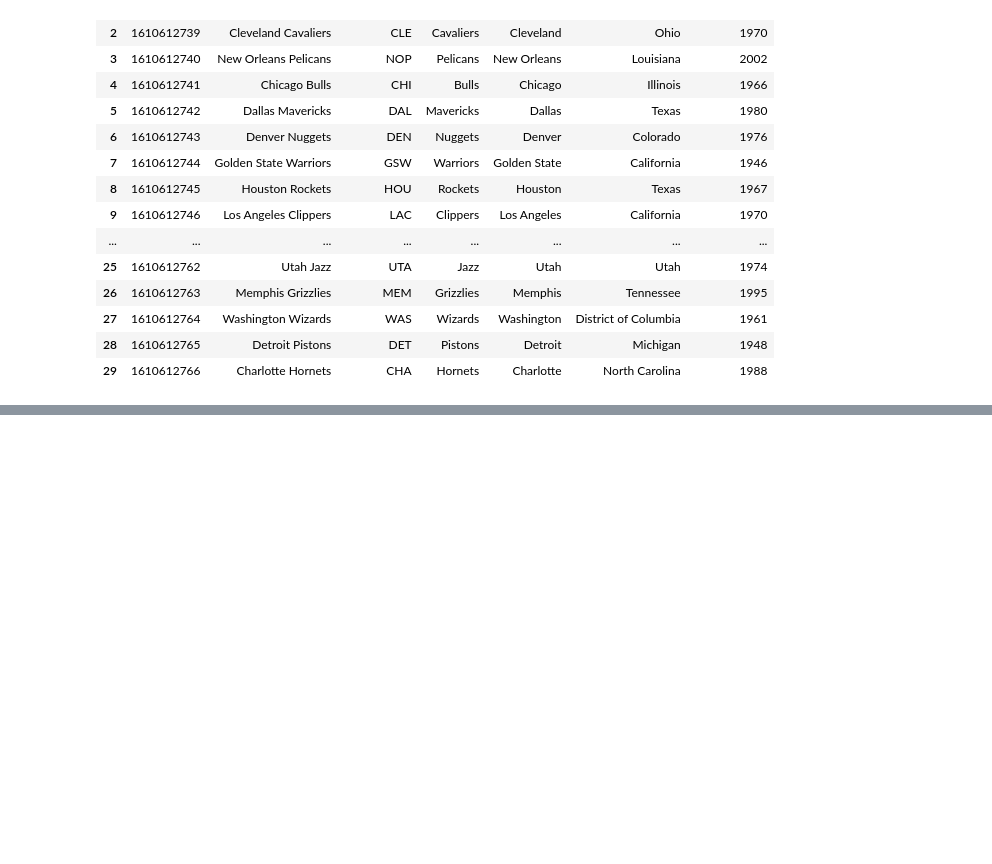
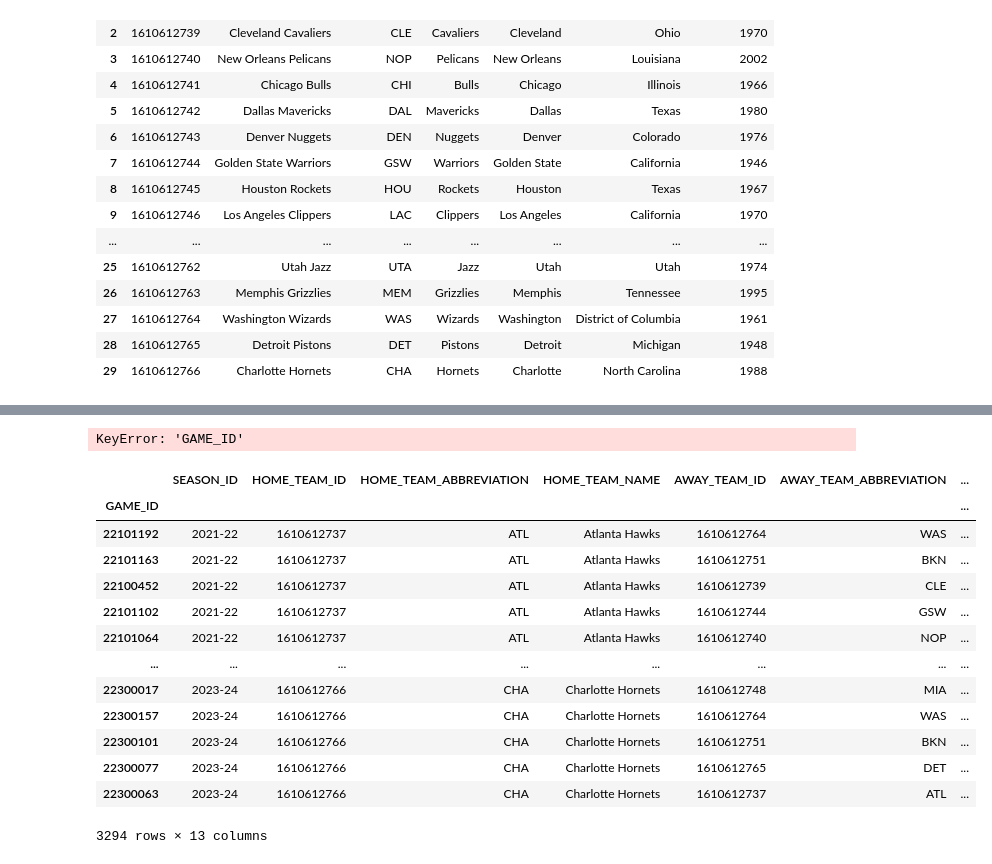
Before and after one commit to stevenworthington/sports_betting, a Jupyter notebook: james/spam_data/notebooks/Untitled.ipynb, the cells around one changed output, grey strips where cells are left out. Cells and saved outputs as stored; diff of their text form; code cells hidden in the pictures; blank space fills up the shorter version.

```diff
--- a/james/spam_data/notebooks/Untitled.ipynb
+++ b/james/spam_data/notebooks/Untitled.ipynb
@@ -49,0 +148,2 @@ df
+# %%
+df = base_builder.create_base_with_targets()
@@ -49,0 +240,21 @@ df
+# %%
+rwdf[rwdf["GAME_ID"] == 22300017]
+# %% [output]
+KeyError: 'GAME_ID'
+# %%
+df.set_index("GAME_ID")
+# %% [output]
+|  | SEASON_ID | HOME_TEAM_ID | HOME_TEAM_ABBREVIATION | HOME_TEAM_NAME | AWAY_TEAM_ID | AWAY_TEAM_ABBREVIATION | ... |
+| GAME_ID |  |  |  |  |  |  | ... |
+| 22101192 | 2021-22 | 1610612737 | ATL | Atlanta Hawks | 1610612764 | WAS | ... |
+| 22101163 | 2021-22 | 1610612737 | ATL | Atlanta Hawks | 1610612751 | BKN | ... |
+| 22100452 | 2021-22 | 1610612737 | ATL | Atlanta Hawks | 1610612739 | CLE | ... |
+| 22101102 | 2021-22 | 1610612737 | ATL | Atlanta Hawks | 1610612744 | GSW | ... |
+| 22101064 | 2021-22 | 1610612737 | ATL | Atlanta Hawks | 1610612740 | NOP | ... |
+| ... | ... | ... | ... | ... | ... | ... | ... |
+| 22300017 | 2023-24 | 1610612766 | CHA | Charlotte Hornets | 1610612748 | MIA | ... |
+| 22300157 | 2023-24 | 1610612766 | CHA | Charlotte Hornets | 1610612764 | WAS | ... |
+| 22300101 | 2023-24 | 1610612766 | CHA | Charlotte Hornets | 1610612751 | BKN | ... |
+| 22300077 | 2023-24 | 1610612766 | CHA | Charlotte Hornets | 1610612765 | DET | ... |
+| 22300063 | 2023-24 | 1610612766 | CHA | Charlotte Hornets | 1610612737 | ATL | ... |
+3294 rows × 13 columns
```
Also changed, not shown: parts of 33 cells of this notebook, 9 other files.
